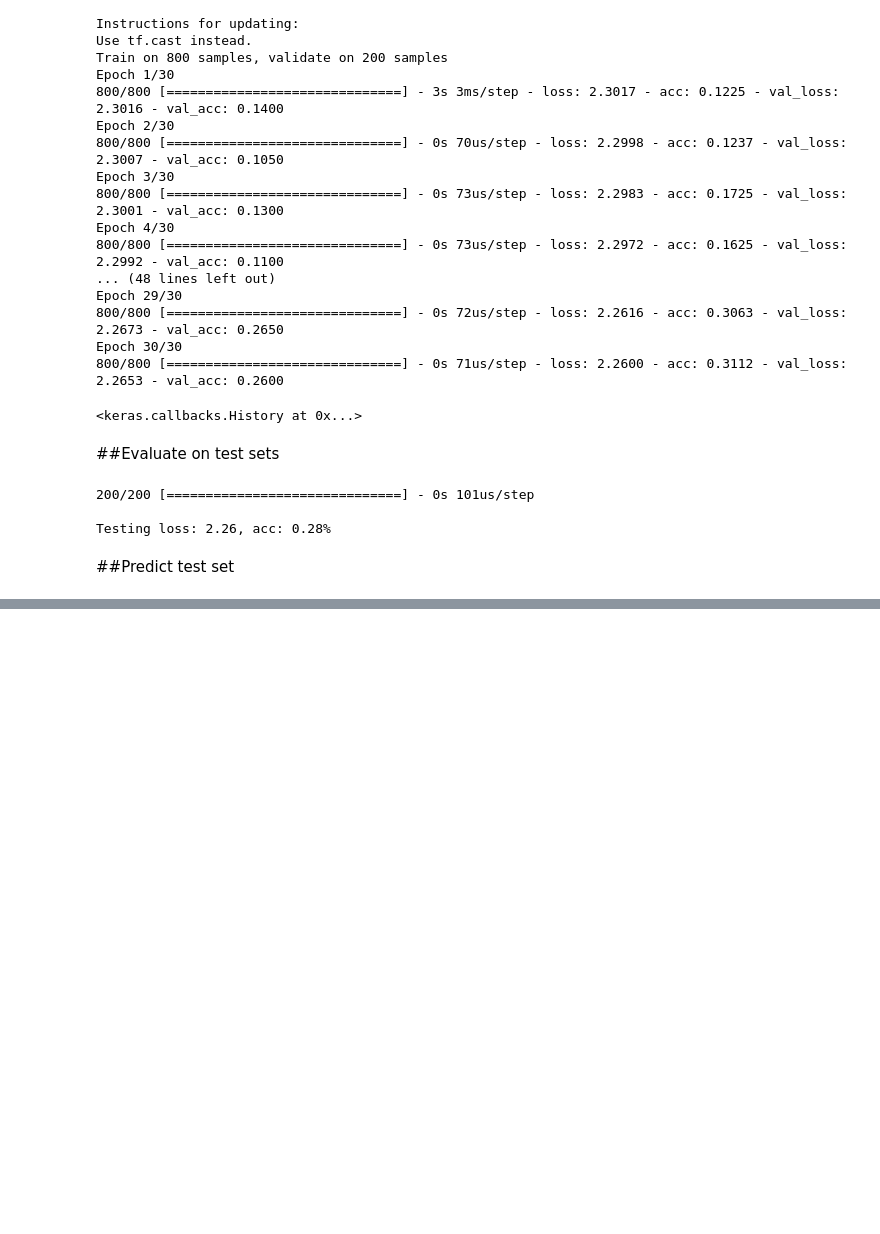
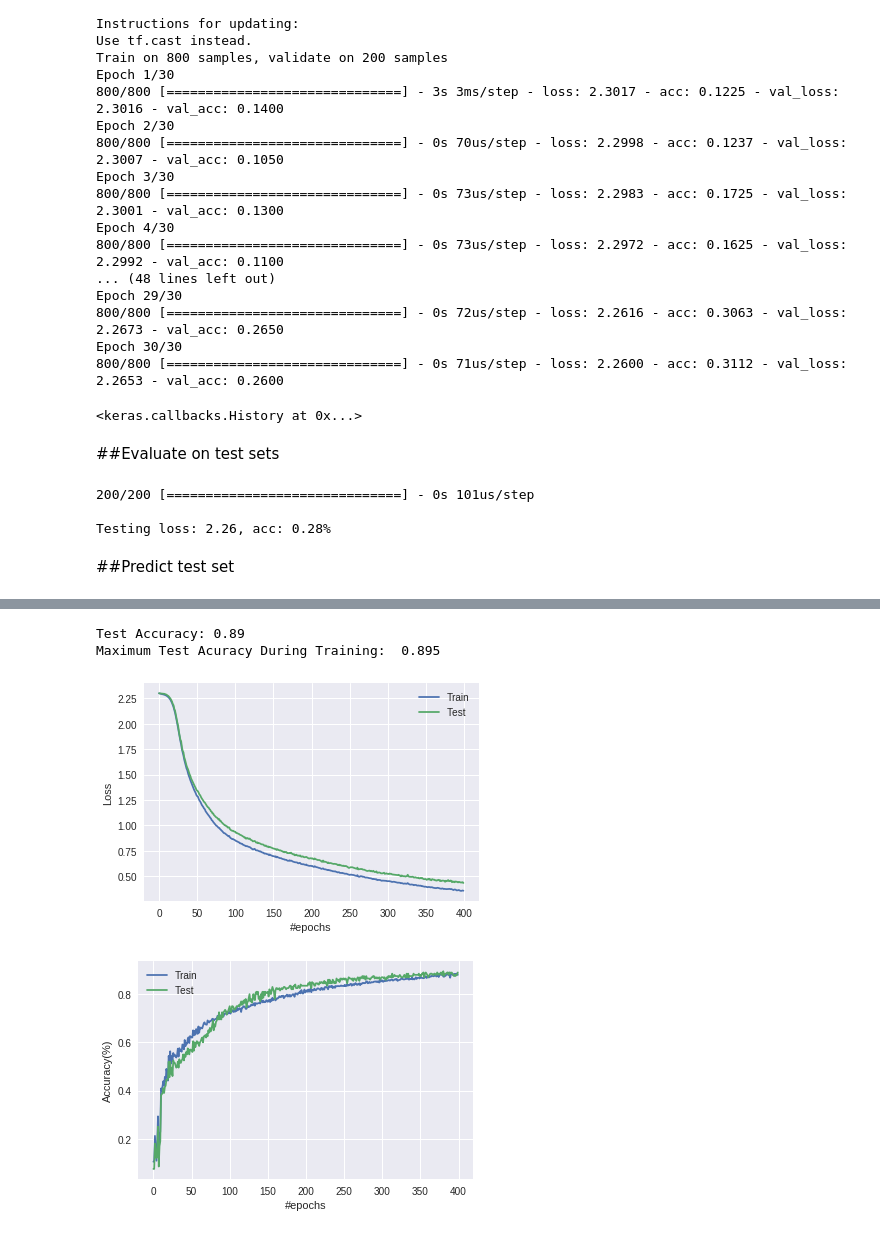
Before and after one commit to hkhojasteh/Personal-Blog, a Jupyter notebook: introduction-to-deep-learning-with-keras-workshop/01_Introduction_to_Deep_Learning_with_Keras_Workshop.ipynb, the cells around one changed output, grey strips where cells are left out. Saved outputs shown, nothing was run; the diff lists cells and outputs as text; code cells hidden in the pictures; blank space fills up the shorter version.

```diff
--- a/introduction-to-deep-learning-with-keras-workshop/01_Introduction_to_Deep_Learning_with_Keras_Workshop.ipynb
+++ b/introduction-to-deep-learning-with-keras-workshop/01_Introduction_to_Deep_Learning_with_Keras_Workshop.ipynb
@@ -502,0 +586,60 @@ Testing loss: 2.26, acc: 0.28%
+# %%
+#Import libraries and modules
+from keras.layers import Dropout
+%matplotlib inline
+
+np.random.seed(100)  # for reproducibility
+
+#Define model architecture
+model = Sequential()
+model.add(Dense(64, activation='relu', input_dim=25))
+model.add(Dropout(0.5))
+model.add(Dense(200, activation='relu'))
+model.add(Dropout(0.5))
+model.add(Dense(10, activation='softmax'))
+
+#Compile model
+model.compile(loss='categorical_crossentropy',
+              optimizer='adam',
+              metrics=['accuracy'])
+
+train_loss = []
+train_acc = []
+test_loss = []
+test_acc = []
+
+for i in range(400):
+    #Fit model on training data
+    model.fit(x_train, y_train,
+              epochs=1,
+              batch_size=128, verbose=0)
+
+    #Evaluate model on test data
+    loss, acc = model.evaluate(x_train, y_train, verbose=0)
+    train_loss += [loss]
+    train_acc += [acc]
+    loss, acc = model.evaluate(x_test, y_test, verbose=0)
+    test_loss += [loss]
+    test_acc += [acc]
+print("Test Accuracy:",test_acc[-1],"\nMaximum Test Acuracy During Training: ", max(test_acc))
+
+plt.figure(1)
+plt.plot(train_loss, label='Train')
+plt.plot(test_loss, label='Test')
+plt.xlabel('#epochs')
+plt.ylabel('Loss')
+plt.legend()
+plt.show()
+
+plt.figure(2)
+plt.plot(train_acc, label='Train')
+plt.plot(test_acc, label='Test')
+plt.xlabel('#epochs')
+plt.ylabel('Accuracy(%)')
+plt.legend()
+plt.show()
+# %% [output]
+Test Accuracy: 0.89
+Maximum Test Acuracy During Training:  0.895
+[figure, added]
+[figure, added]
```
Also changed, not shown: parts of 3 cells of this notebook.
